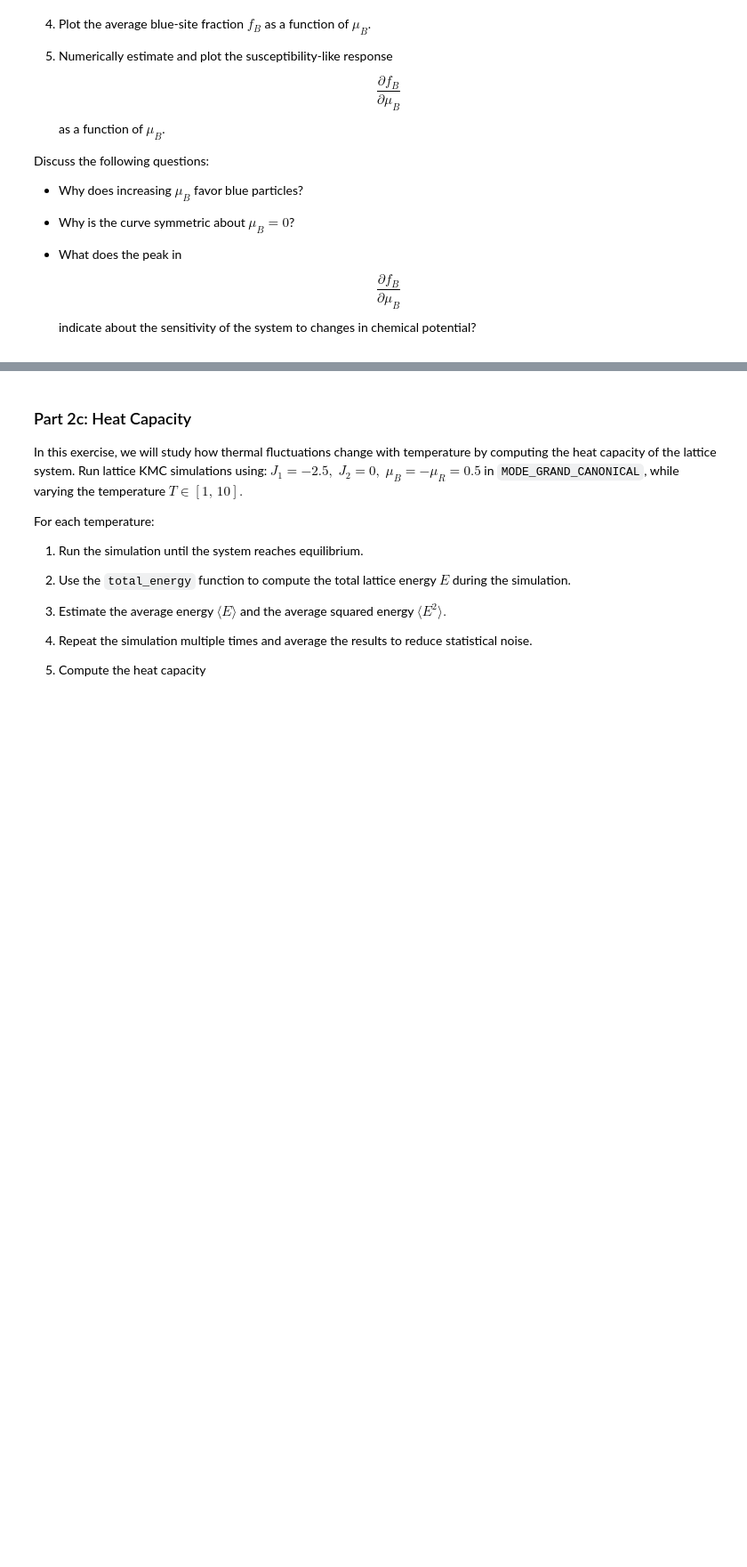
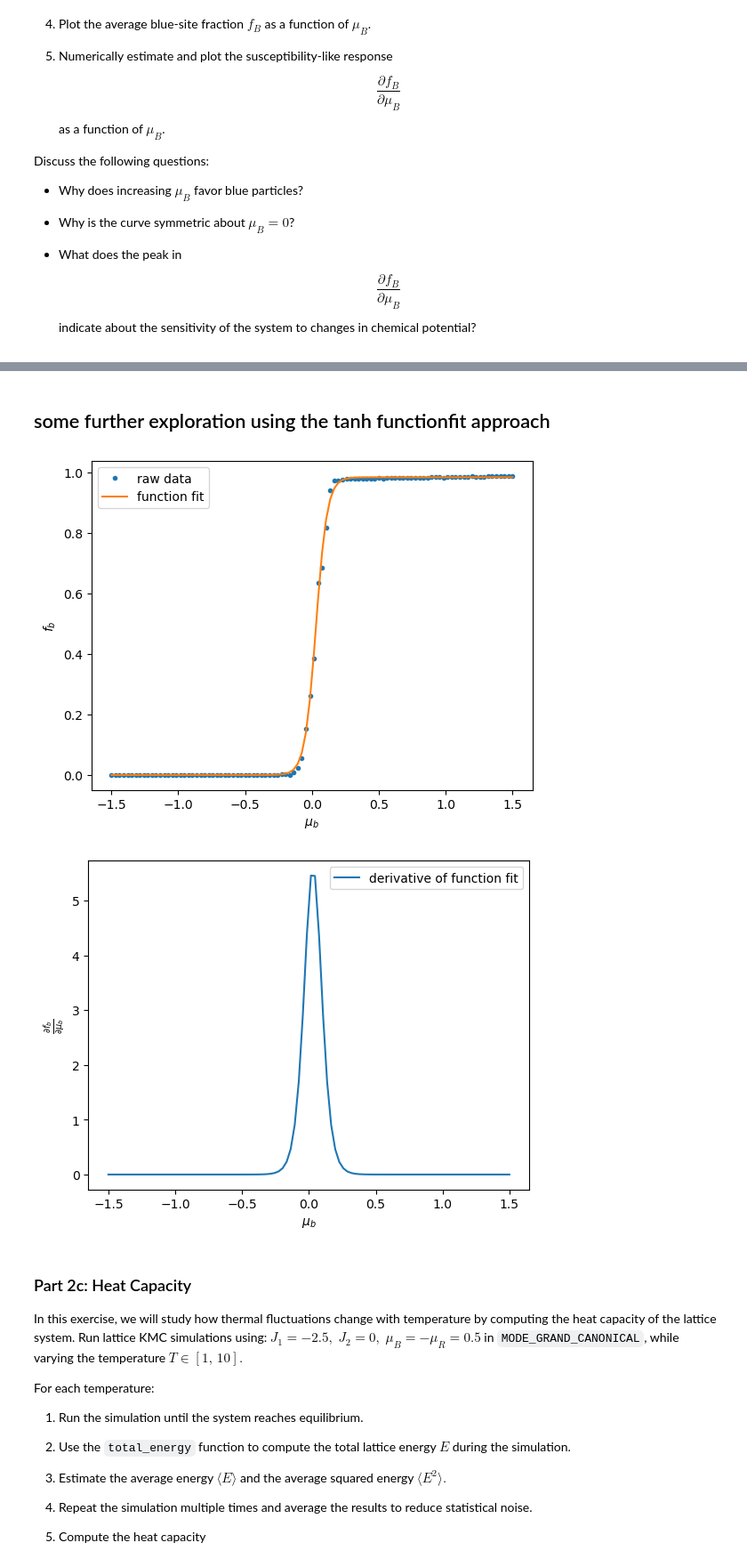
Before and after one commit to Danielle-06/Statfys-2-2026, a Jupyter notebook: 02.lattice_kmc_nb.ipynb, the cells around one changed output, grey strips where cells are left out. Shown at 89% size. Cells and saved outputs as stored; diff of their text form; code cells hidden in the pictures; blank space fills up the shorter version.

```diff
--- a/02.lattice_kmc_nb.ipynb
+++ b/02.lattice_kmc_nb.ipynb
@@ -226,3 +308,23 @@ Discuss the following questions:
+# %% [markdown]
+## some further exploration using the tanh functionfit approach
+# %%
+plt.figure()
+plt.plot(mub, f_bavg,".", label="raw data")
+plt.plot(mub, f_bavg_fit, label="function fit")
+plt.xlabel(r"$\mu_b$")
+plt.ylabel(r"$f_b$")
+plt.legend()
+plt.show()
+
+plt.figure()
+plt.plot(mub,susc_b_fit, label="derivative of function fit")
+plt.xlabel(r"$\mu_b$")
+plt.ylabel(r"$\frac{\partial f_b}{\partial \mu_b}$")
+plt.legend()
+plt.show()
+# %% [output]
+[figure, added]
+[figure, added]
 # %% [markdown]
 ### Part 2c: Heat Capacity
 
```
Also changed, not shown: parts of 5 cells of this notebook.
